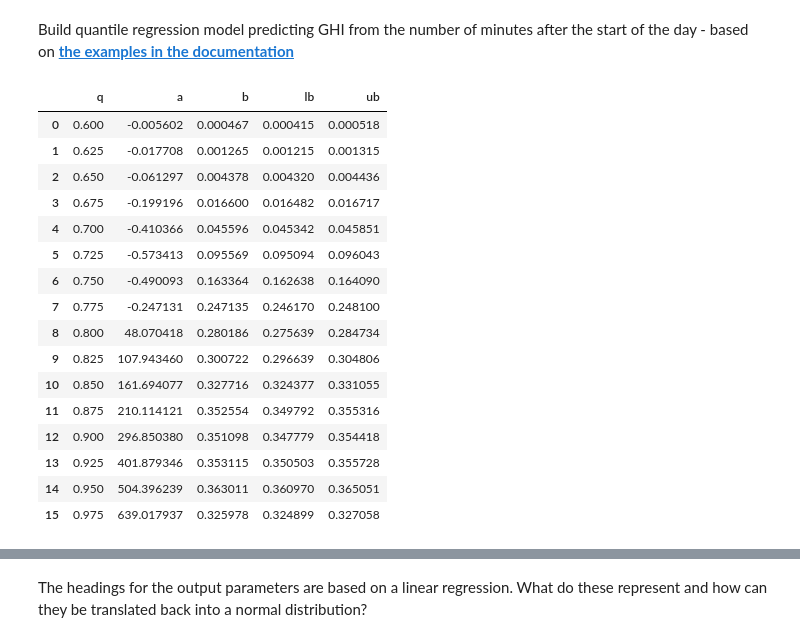
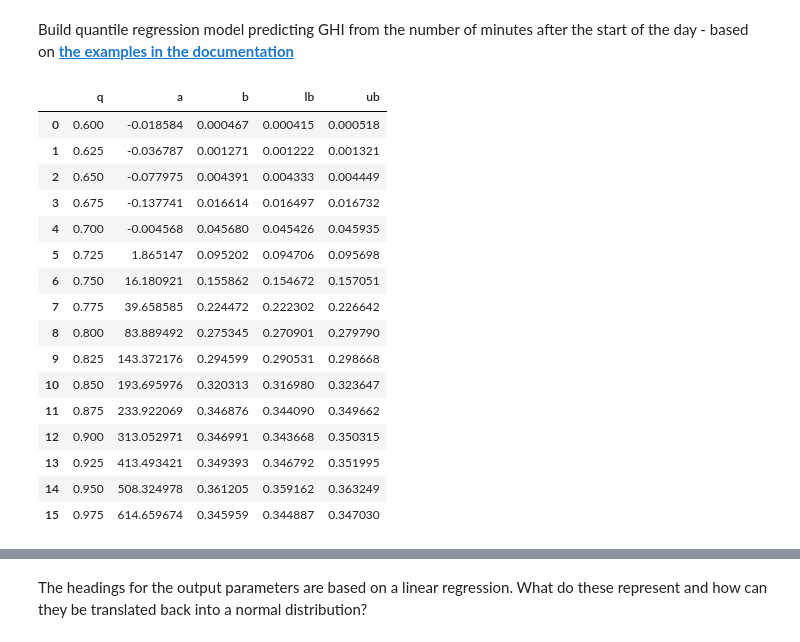
Before and after one commit to MSAmit/Capstone-project, a Jupyter notebook: Normalise_using_clear_sky_model.ipynb, the cells around one changed output, grey strips where cells are left out. Drawn from its saved outputs; the diff is of its cells as text; code cells hidden in the pictures.

```diff
--- a/Normalise_using_clear_sky_model.ipynb
+++ b/Normalise_using_clear_sky_model.ipynb
@@ -198,29 +206,31 @@ Build quantile regression model predicting GHI from the number of minutes after
 quantiles = np.arange(0.6,1,.025)
 
 def fit_model(q):
+    mod = smf.quantreg('mean_dir_horiz ~ time_of_day + day_of_year', PV_2017)
     res = mod.fit(q=q, kernel='gau')
     return [q, res.params['Intercept'], res.params['time_of_day']] + \
            res.conf_int().loc['time_of_day'].tolist()
 
 models = [fit_model(y) for y in quantiles]
 models = pd.DataFrame(models, columns=['q','a','b','lb','ub'])
-# %%
-models
-# %% [output]
-|  | q | a | b | lb | ub |
-| 0 | 0.600 | -0.005602 | 0.000467 | 0.000415 | 0.000518 |
-| 1 | 0.625 | -0.017708 | 0.001265 | 0.001215 | 0.001315 |
-| 2 | 0.650 | -0.061297 | 0.004378 | 0.004320 | 0.004436 |
-| 3 | 0.675 | -0.199196 | 0.016600 | 0.016482 | 0.016717 |
-| 4 | 0.700 | -0.410366 | 0.045596 | 0.045342 | 0.045851 |
-| 5 | 0.725 | -0.573413 | 0.095569 | 0.095094 | 0.096043 |
-| 6 | 0.750 | -0.490093 | 0.163364 | 0.162638 | 0.164090 |
-| 7 | 0.775 | -0.247131 | 0.247135 | 0.246170 | 0.248100 |
-| 8 | 0.800 | 48.070418 | 0.280186 | 0.275639 | 0.284734 |
-| 9 | 0.825 | 107.943460 | 0.300722 | 0.296639 | 0.304806 |
-| 10 | 0.850 | 161.694077 | 0.327716 | 0.324377 | 0.331055 |
-| 11 | 0.875 | 210.114121 | 0.352554 | 0.349792 | 0.355316 |
-| 12 | 0.900 | 296.850380 | 0.351098 | 0.347779 | 0.354418 |
-| 13 | 0.925 | 401.879346 | 0.353115 | 0.350503 | 0.355728 |
-| 14 | 0.950 | 504.396239 | 0.363011 | 0.360970 | 0.365051 |
-| 15 | 0.975 | 639.017937 | 0.325978 | 0.324899 | 0.327058 |
+# %%
+models = pd.DataFrame(models, columns=['q','a','b','lb','ub'])
+models
+# %% [output]
+|  | q | a | b | lb | ub |
+| 0 | 0.600 | -0.018584 | 0.000467 | 0.000415 | 0.000518 |
+| 1 | 0.625 | -0.036787 | 0.001271 | 0.001222 | 0.001321 |
+| 2 | 0.650 | -0.077975 | 0.004391 | 0.004333 | 0.004449 |
+| 3 | 0.675 | -0.137741 | 0.016614 | 0.016497 | 0.016732 |
+| 4 | 0.700 | -0.004568 | 0.045680 | 0.045426 | 0.045935 |
+| 5 | 0.725 | 1.865147 | 0.095202 | 0.094706 | 0.095698 |
+| 6 | 0.750 | 16.180921 | 0.155862 | 0.154672 | 0.157051 |
+| 7 | 0.775 | 39.658585 | 0.224472 | 0.222302 | 0.226642 |
+| 8 | 0.800 | 83.889492 | 0.275345 | 0.270901 | 0.279790 |
+| 9 | 0.825 | 143.372176 | 0.294599 | 0.290531 | 0.298668 |
+| 10 | 0.850 | 193.695976 | 0.320313 | 0.316980 | 0.323647 |
+| 11 | 0.875 | 233.922069 | 0.346876 | 0.344090 | 0.349662 |
+| 12 | 0.900 | 313.052971 | 0.346991 | 0.343668 | 0.350315 |
+| 13 | 0.925 | 413.493421 | 0.349393 | 0.346792 | 0.351995 |
+| 14 | 0.950 | 508.324978 | 0.361205 | 0.359162 | 0.363249 |
+| 15 | 0.975 | 614.659674 | 0.345959 | 0.344887 | 0.347030 |
```
Also changed, not shown: parts of 7 cells of this notebook.
